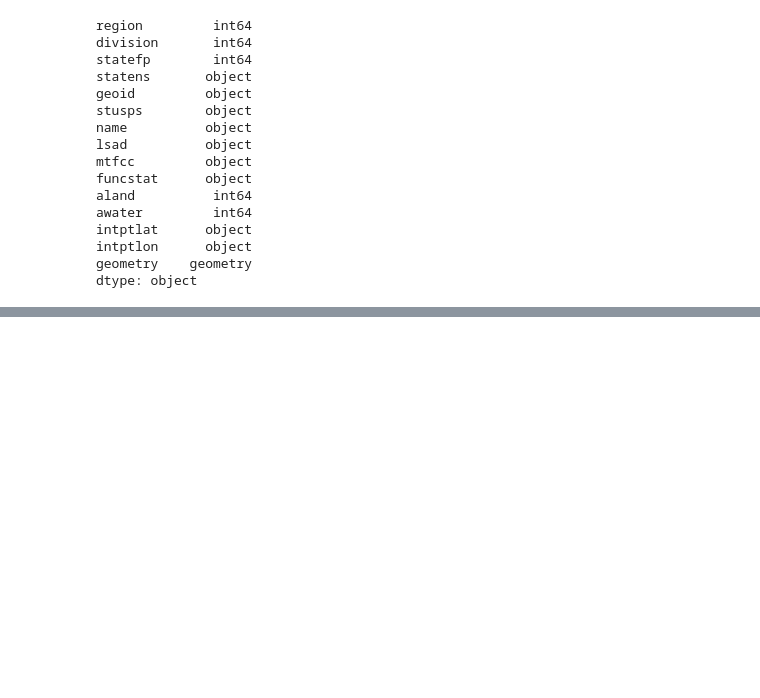
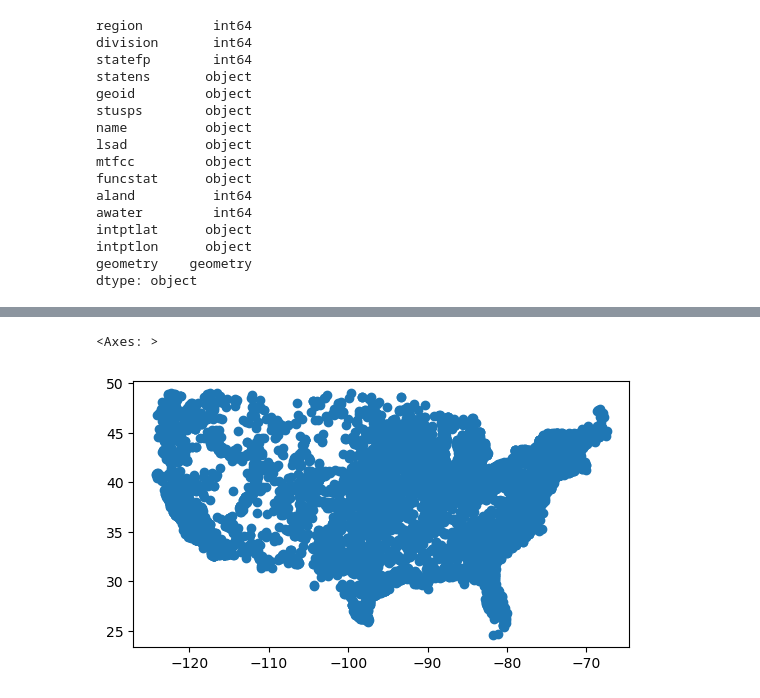
Before and after one commit to austinmartinez12/eds220-2025-in-class, a Jupyter notebook: week5/tuesday.ipynb, the cells around one changed output, grey strips where cells are left out. Drawn from its saved outputs; the diff is of its cells as text; code cells hidden in the pictures; blank space fills up the shorter version.

```diff
--- a/week5/tuesday.ipynb
+++ b/week5/tuesday.ipynb
@@ -185,0 +215,8 @@ dtype: object
+# %%
+#
+power_plants = power_plants[~power_plants.state.isin(["Alaska", "Hawaii", "Puerto Rico"])]
+# %%
+power_plants.plot()
+# %% [output]
+<Axes: >
+[figure, added]
```
Also changed, not shown: parts of 20 cells of this notebook.
